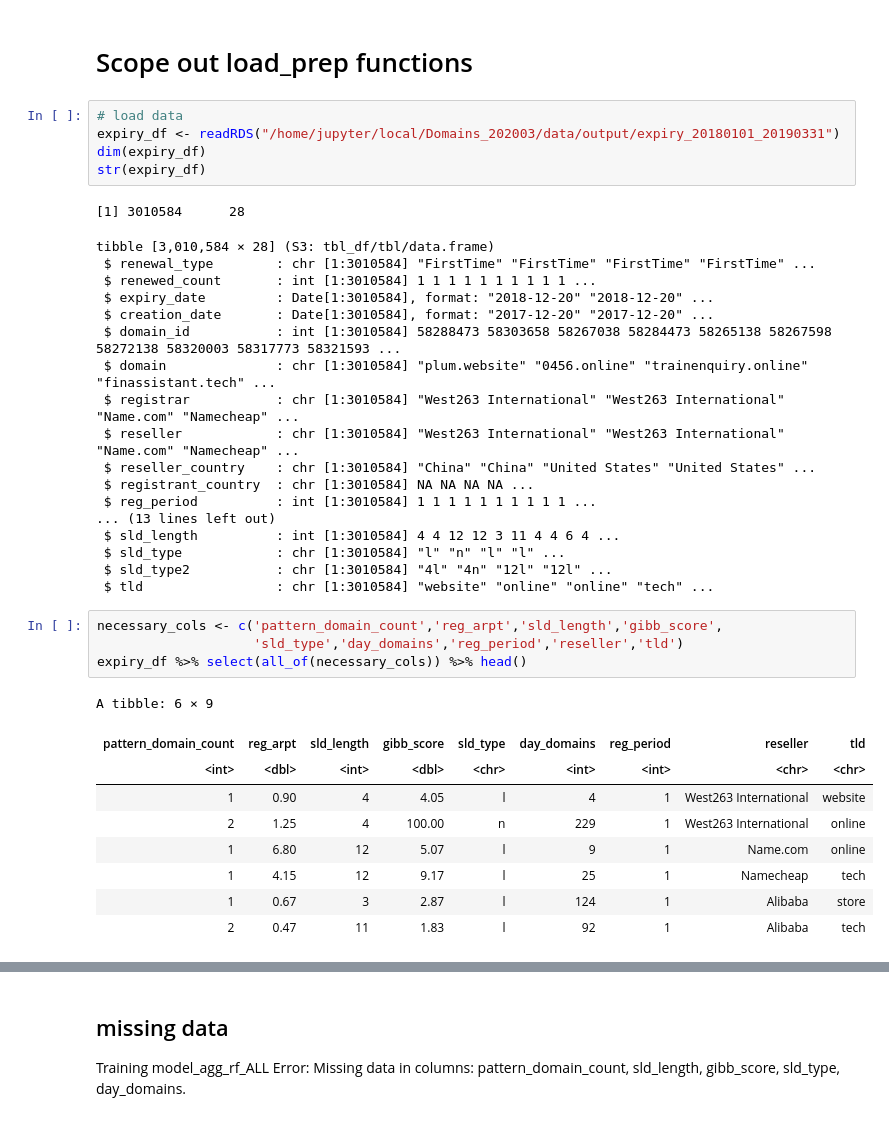
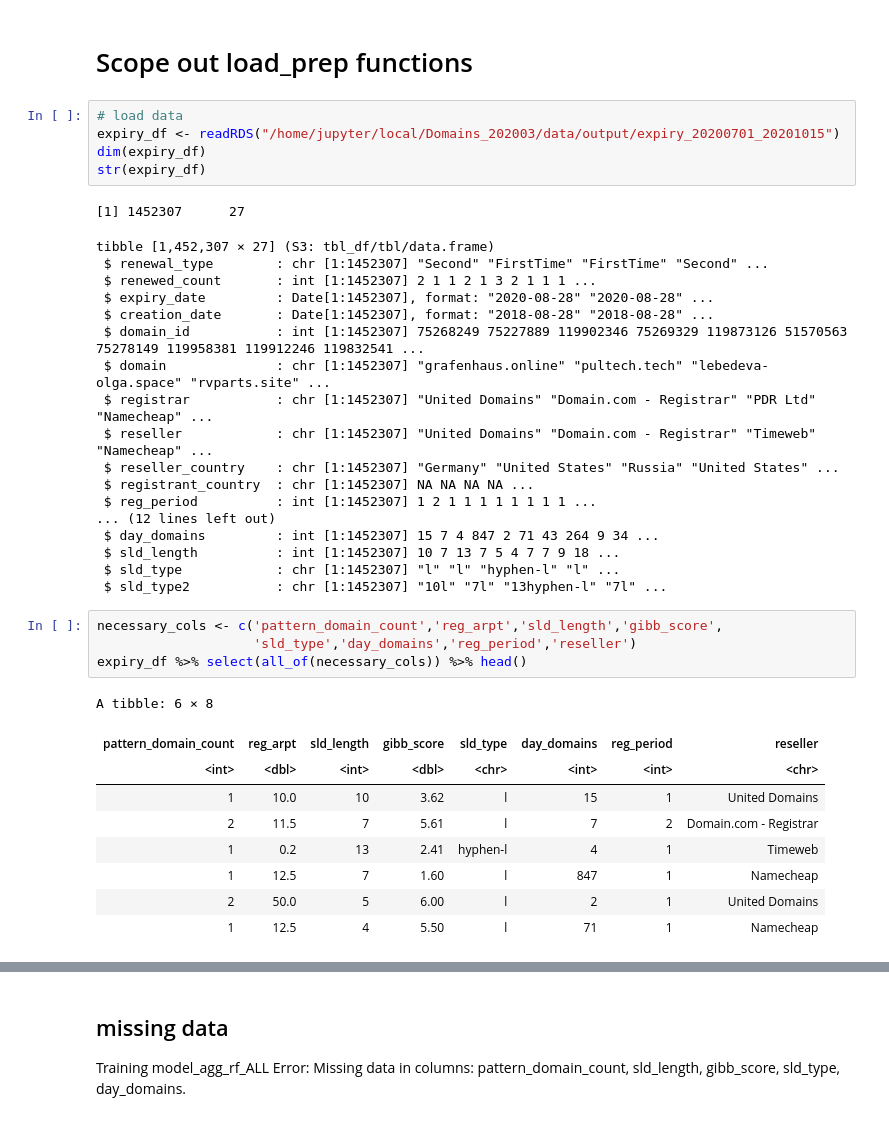
Before and after one commit to liouviaglou/Domains, a Jupyter notebook: scripts/phaseII_06_fallbacksupp/06_predmeta_test.ipynb, the cells around one changed output, grey strips where cells are left out. Drawn from its saved outputs; the diff is of its cells as text.

```diff
--- a/scripts/phaseII_06_fallbacksupp/06_predmeta_test.ipynb
+++ b/scripts/phaseII_06_fallbacksupp/06_predmeta_test.ipynb
@@ -402,40 +402,40 @@ A matrix: 53 × 1 of type int
 # Scope out load_prep functions
 # %%
 # load data
-expiry_df <- readRDS("/home/jupyter/local/Domains_202003/data/output/expiry_20180101_20190331")
+expiry_df <- readRDS("/home/jupyter/local/Domains_202003/data/output/expiry_20200701_20201015")
 dim(expiry_df)
 str(expiry_df)
 # %% [output]
-[1] 3010584      28
+[1] 1452307      27
-tibble [3,010,584 × 28] (S3: tbl_df/tbl/data.frame)
- $ renewal_type        : chr [1:3010584] "FirstTime" "FirstTime" "FirstTime" "FirstTime" ...
- $ renewed_count       : int [1:3010584] 1 1 1 1 1 1 1 1 1 1 ...
- $ expiry_date         : Date[1:3010584], format: "2018-12-20" "2018-12-20" ...
- $ creation_date       : Date[1:3010584], format: "2017-12-20" "2017-12-20" ...
- $ domain_id           : int [1:3010584] 58288473 58303658 58267038 58284473 58265138 58267598 58272138 58320003 58317773 58321593 ...
- $ domain              : chr [1:3010584] "plum.website" "0456.online" "trainenquiry.online" "finassistant.tech" ...
- $ registrar           : chr [1:3010584] "West263 International" "West263 International" "Name.com" "Namecheap" ...
- $ reseller            : chr [1:3010584] "West263 International" "West263 International" "Name.com" "Namecheap" ...
- $ reseller_country    : chr [1:3010584] "China" "China" "United States" "United States" ...
- $ registrant_country  : chr [1:3010584] NA NA NA NA ...
- $ reg_period          : int [1:3010584] 1 1 1 1 1 1 1 1 1 1 ...
-... (13 lines left out)
- $ sld_length          : int [1:3010584] 4 4 12 12 3 11 4 4 6 4 ...
- $ sld_type            : chr [1:3010584] "l" "n" "l" "l" ...
- $ sld_type2           : chr [1:3010584] "4l" "4n" "12l" "12l" ...
- $ tld                 : chr [1:3010584] "website" "online" "online" "tech" ...
+tibble [1,452,307 × 27] (S3: tbl_df/tbl/data.frame)
+ $ renewal_type        : chr [1:1452307] "Second" "FirstTime" "FirstTime" "Second" ...
+ $ renewed_count       : int [1:1452307] 2 1 1 2 1 3 2 1 1 1 ...
+ $ expiry_date         : Date[1:1452307], format: "2020-08-28" "2020-08-28" ...
+ $ creation_date       : Date[1:1452307], format: "2018-08-28" "2018-08-28" ...
+ $ domain_id           : int [1:1452307] 75268249 75227889 119902346 75269329 119873126 51570563 75278149 119958381 119912246 119832541 ...
+ $ domain              : chr [1:1452307] "grafenhaus.online" "pultech.tech" "lebedeva-olga.space" "rvparts.site" ...
+ $ registrar           : chr [1:1452307] "United Domains" "Domain.com - Registrar" "PDR Ltd" "Namecheap" ...
+ $ reseller            : chr [1:1452307] "United Domains" "Domain.com - Registrar" "Timeweb" "Namecheap" ...
+ $ reseller_country    : chr [1:1452307] "Germany" "United States" "Russia" "United States" ...
+ $ registrant_country  : chr [1:1452307] NA NA NA NA ...
+ $ reg_period          : int [1:1452307] 1 2 1 1 1 1 1 1 1 1 ...
+... (12 lines left out)
+ $ day_domains         : int [1:1452307] 15 7 4 847 2 71 43 264 9 34 ...
+ $ sld_length          : int [1:1452307] 10 7 13 7 5 4 7 7 9 18 ...
+ $ sld_type            : chr [1:1452307] "l" "l" "hyphen-l" "l" ...
+ $ sld_type2           : chr [1:1452307] "10l" "7l" "13hyphen-l" "7l" ...
 # %%
 necessary_cols <- c('pattern_domain_count','reg_arpt','sld_length','gibb_score',
-                    'sld_type','day_domains','reg_period','reseller','tld')
+                    'sld_type','day_domains','reg_period','reseller')
 expiry_df %>% select(all_of(necessary_cols)) %>% head()
 # %% [output]
-A tibble: 6 × 9
+A tibble: 6 × 8
-| pattern_domain_count | reg_arpt | sld_length | gibb_score | sld_type | day_domains | reg_period | reseller | tld |
-| <int> | <dbl> | <int> | <dbl> | <chr> | <int> | <int> | <chr> | <chr> |
-| 1 | 0.90 | 4 | 4.05 | l | 4 | 1 | West263 International | website |
-| 2 | 1.25 | 4 | 100.00 | n | 229 | 1 | West263 International | online |
-| 1 | 6.80 | 12 | 5.07 | l | 9 | 1 | Name.com | online |
-| 1 | 4.15 | 12 | 9.17 | l | 25 | 1 | Namecheap | tech |
-| 1 | 0.67 | 3 | 2.87 | l | 124 | 1 | Alibaba | store |
-| 2 | 0.47 | 11 | 1.83 | l | 92 | 1 | Alibaba | tech |
+| pattern_domain_count | reg_arpt | sld_length | gibb_score | sld_type | day_domains | reg_period | reseller |
+| <int> | <dbl> | <int> | <dbl> | <chr> | <int> | <int> | <chr> |
+| 1 | 10.0 | 10 | 3.62 | l | 15 | 1 | United Domains |
+| 2 | 11.5 | 7 | 5.61 | l | 7 | 2 | Domain.com - Registrar |
+| 1 | 0.2 | 13 | 2.41 | hyphen-l | 4 | 1 | Timeweb |
+| 1 | 12.5 | 7 | 1.60 | l | 847 | 1 | Namecheap |
+| 2 | 50.0 | 5 | 6.00 | l | 2 | 1 | United Domains |
+| 1 | 12.5 | 4 | 5.50 | l | 71 | 1 | Namecheap |
 # %%
```
Also changed, not shown: parts of 47 cells of this notebook, 7 other files.
